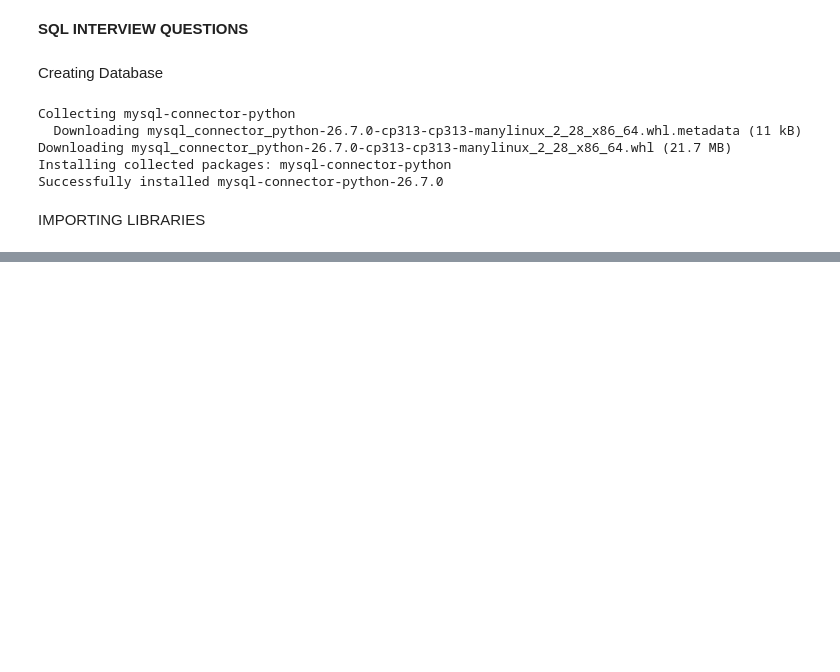
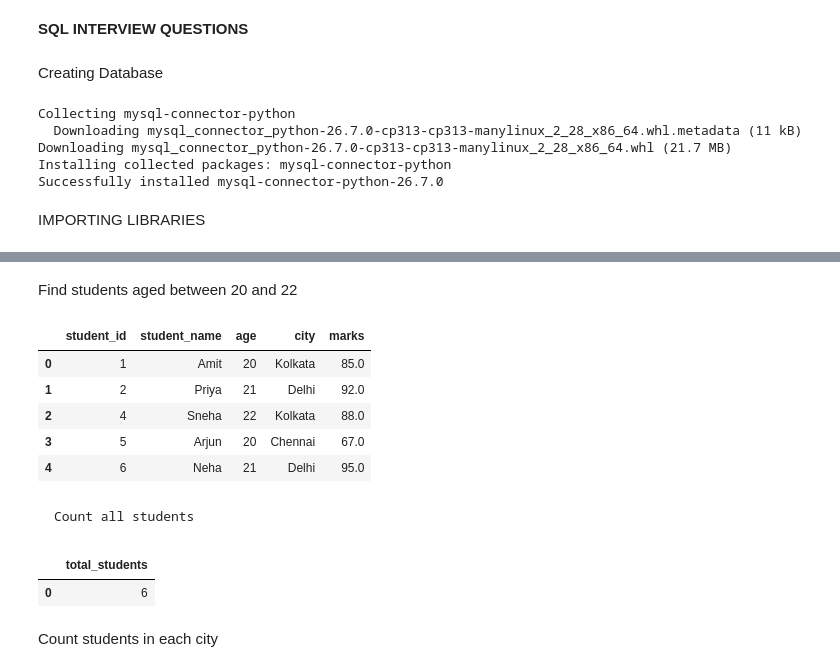
Before and after one commit to saba020/Development-of-AI-Response-Validation-System-with-Hallucination-Detection-Assistance, a Jupyter notebook: SQL_INTERVIEW_QUESTIONS.ipynb, the cells around one changed output, grey strips where cells are left out. Drawn from its saved outputs; the diff is of its cells as text; code cells hidden in the pictures; blank space fills up the shorter version.

```diff
--- a/SQL_INTERVIEW_QUESTIONS.ipynb
+++ b/SQL_INTERVIEW_QUESTIONS.ipynb
@@ -234,0 +139,20 @@ Lowest marks: 70
+# %% [markdown]
+Find students aged between 20 and 22
+# %%
+run("SELECT * FROM Students WHERE age BETWEEN 20 AND 22;")
+# %% [output]
+|  | student_id | student_name | age | city | marks |
+| 0 | 1 | Amit | 20 | Kolkata | 85.0 |
+| 1 | 2 | Priya | 21 | Delhi | 92.0 |
+| 2 | 4 | Sneha | 22 | Kolkata | 88.0 |
+| 3 | 5 | Arjun | 20 | Chennai | 67.0 |
+| 4 | 6 | Neha | 21 | Delhi | 95.0 |
+# %% [markdown]
+	Count all students
+# %%
+run("SELECT COUNT(*) AS total_students FROM Students;")
+# %% [output]
+|  | total_students |
+| 0 | 6 |
+# %% [markdown]
+Count students in each city
```
Also changed, not shown: parts of 39 cells of this notebook.
